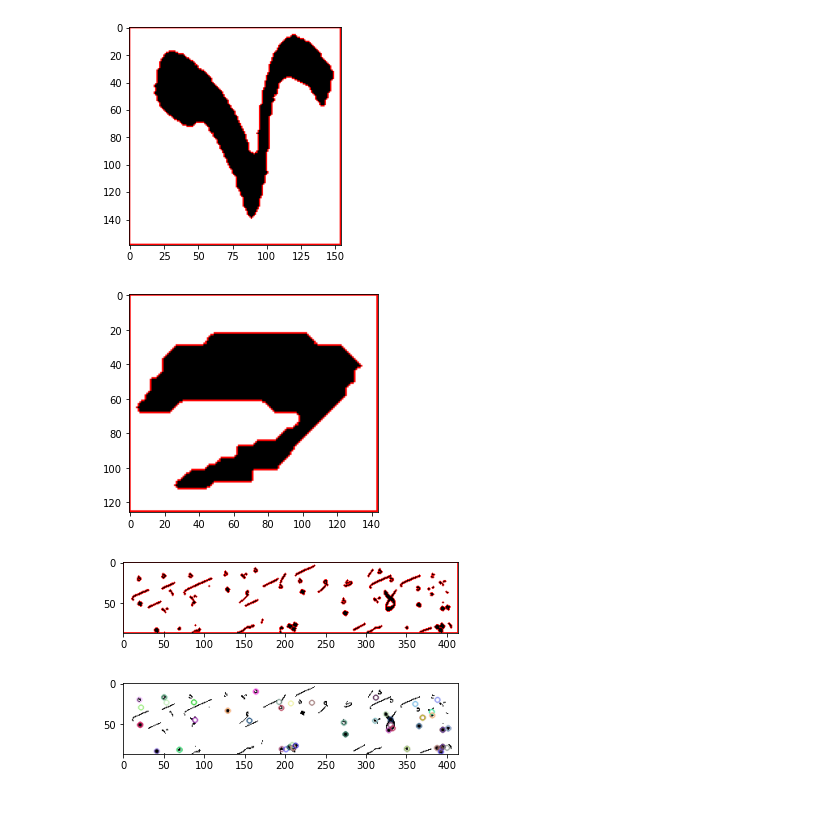
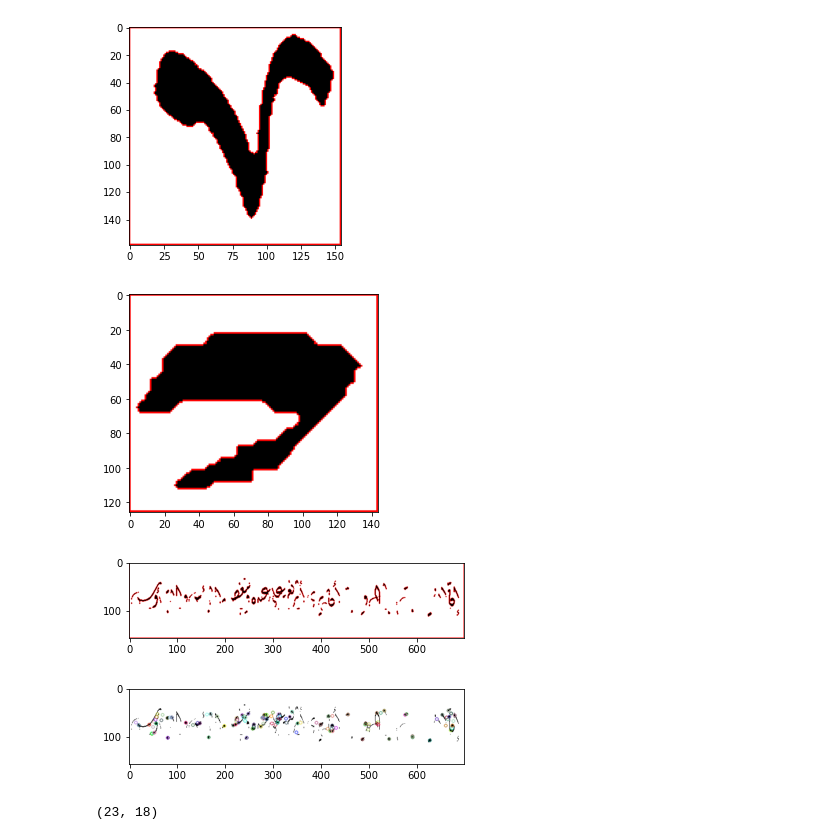
Before and after one commit to abdallahabusedo/Arabico, a Jupyter notebook: Diacritics_Extraction.ipynb, the cells around one changed output. Drawn from its saved outputs; the diff is of its cells as text; code cells hidden in the pictures; blank space fills up the shorter version.

```diff
--- a/Diacritics_Extraction.ipynb
+++ b/Diacritics_Extraction.ipynb
@@ -14,6 +15,6 @@ import cv2 as cv2
 %matplotlib inline
 # %%
-gray = cv2.imread("./ACDB/ACdata_base/5/938.jpg", cv2.IMREAD_GRAYSCALE)
+gray = cv2.imread("./ACDB/ACdata_base/1/0005.jpg", cv2.IMREAD_GRAYSCALE)
 
 # if len(img.shape)!=2 : gray = cv2.cvtColor(img, cv2.COLOR_BGR2GRAY)
 h, w = gray.shape
@@ -106,37 +107,41 @@ temp2 = SC2[1]
 
 
 hight1, width1 = Template1.shape
 hight2, width2 = Template2.shape
 
 img_with_Diacritics = img_with_Diacritics.astype(np.uint8)
+
 contours3, hierarchy = cv2.findContours(img_with_Diacritics, cv2.RETR_CCOMP, cv2.CHAIN_APPROX_SIMPLE)
 
+SC3 = sorted(contours3, key=cv2.contourArea, reverse=True)
 img_with_DiacriticsCopy = cv2.cvtColor(img_with_Diacritics, cv2.COLOR_GRAY2BGR)
 cv2.drawContours(img_with_DiacriticsCopy, contours3, -1, (255, 0, 0), 1)
 plt.imshow(img_with_DiacriticsCopy)
 plt.show()
 
 i = 1
 j= 1
 for c in contours3:
+    x, y, w, h = cv2.boundingRect(c)
+    cropted = img_with_Diacritics[y:y+h, x:x+w]
 
     # c = cv2.resize(c, (width1, hight1), interpolation=cv2.INTER_AREA)
-    match1 = cv2.matchShapes(temp1, c, 3, 0.0)
+    match1 = cv2.matchShapes(temp1, cropted, 3, 0.0)
     # c = cv2.resize(c, (width2, hight2), interpolation=cv2.INTER_AREA)
-    match2 = cv2.matchShapes(temp2, c, 3, 0.0)
+    match2 = cv2.matchShapes(temp2, cropted, 3, 0.0)
     if match1 < 0.15:
         print(i, ": match1: ", match1)
         i += 1
-    if match2 < 0.15:
+    if match2 < 0.25:
         print(j, ": match2: ", match2)
         j += 1
 
 # scipy.spatial.distance.directed_hausdorff(
 #     match1, img_with_DiacriticsCopy, seed=0)
 # %% [output]
 [figure]
 [figure]
-[figure, old version]
+[figure, new version]
 # %%
 sift = cv2.SIFT_create()
 kp = sift.detect(img_with_Diacritics, None)
@@ -144,4 +149,18 @@ img = cv2.drawKeypoints(img_with_Diacritics, kp, img_with_Diacritics)
 plt.imshow(img)
 plt.show()
 # %% [output]
-[figure, old version]
+[figure, new version]
+# %%
+cont = SC3[18]
+newImg = img_with_DiacriticsCopy.copy()
+x, y, w, h = cv2.boundingRect(cont)
+# cv2.rectangle(newImg, (x, y), (x+w, y+h), (0, 255, 0), 1)
+cropted = img_with_Diacritics[y:y+h, x:x+w]
+cropted=np.pad(cropted, 5, constant_values=255)
+
+print(cropted.shape)
+# cv2.drawContours(newImg, [cont], -1, (255, 0, 0), 1)
+# plt.imshow(cropted,cmap="gray")
+# plt.show()
+# %% [output]
+(23, 18)
```
Also changed, not shown: parts of 5 cells of this notebook.
